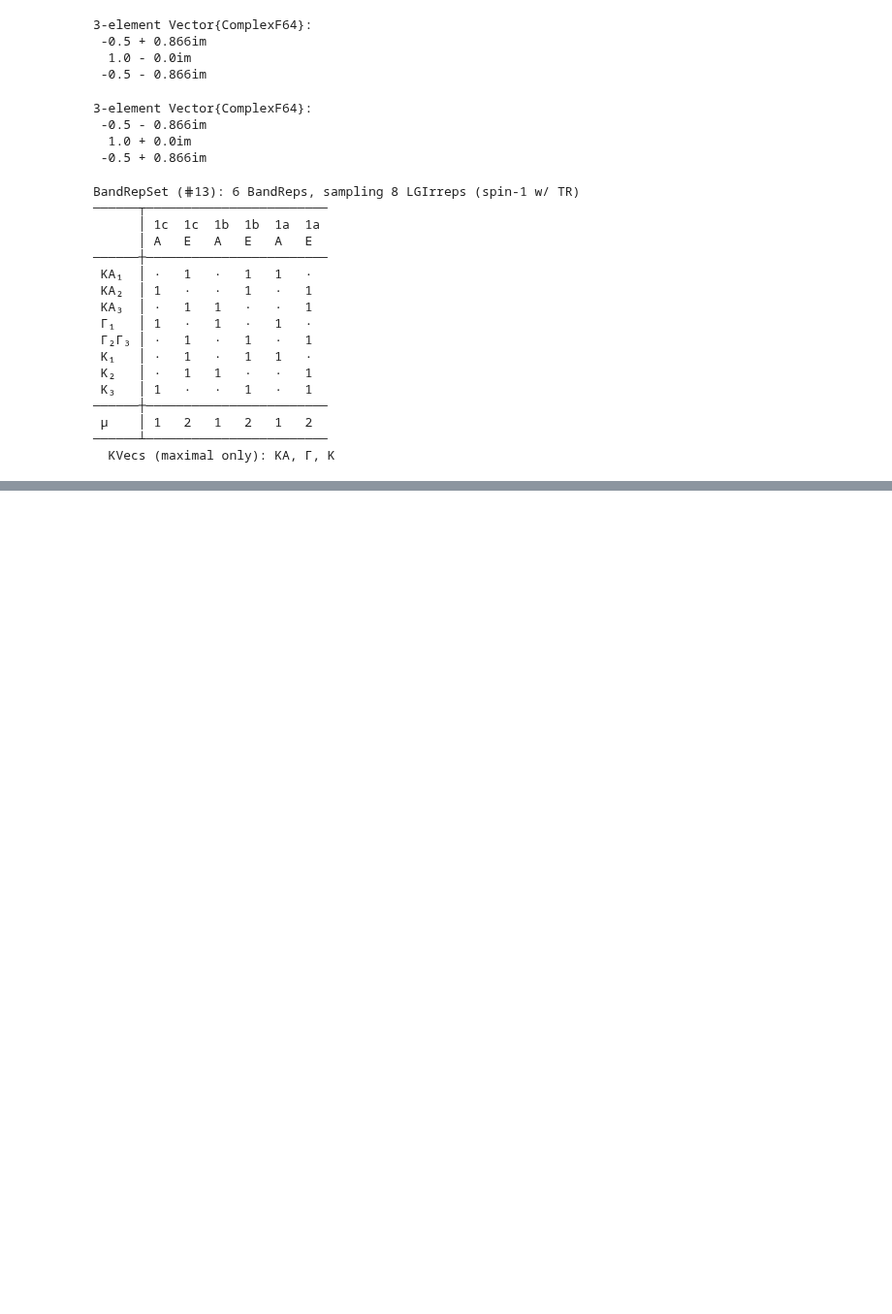
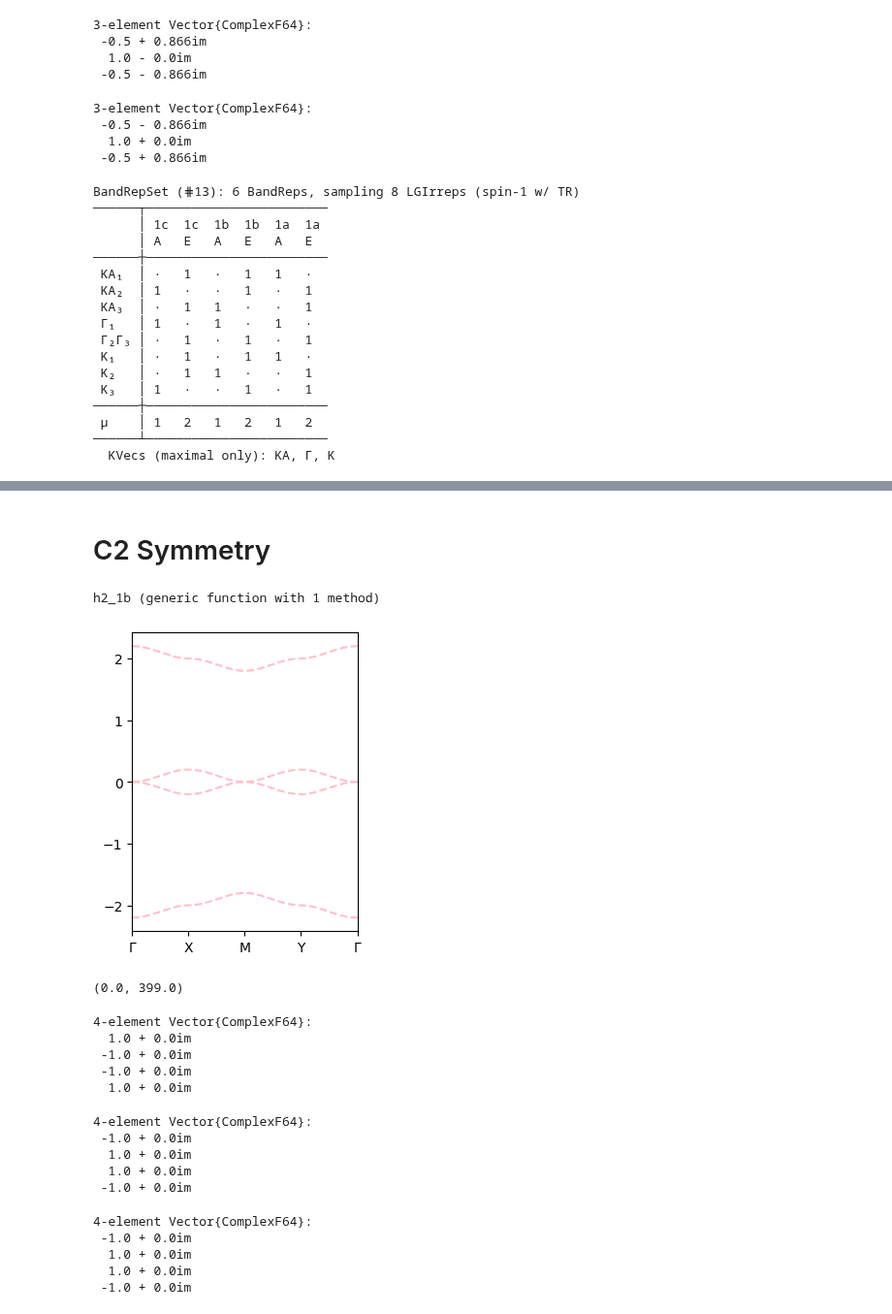
Before and after one commit to AliGhorashiCMT/Topological-Prevalence, a Jupyter notebook: Tight Binding Models/Primitive Generators.ipynb, the cells around one changed output, grey strips where cells are left out. Shown at 97% size. Cells and saved outputs as stored; diff of their text form; code cells hidden in the pictures; blank space fills up the shorter version.

```diff
--- a/Tight Binding Models/Primitive Generators.ipynb
+++ b/Tight Binding Models/Primitive Generators.ipynb
@@ -94,0 +209,51 @@ BandRepSet (⋕13): 6 BandReps, sampling 8 LGIrreps (spin-1 w/ TR)
+# %% [markdown]
+# C2 Symmetry
+# %%
+# We use the Hamiltonian S85 in https://journals.aps.org/prb/supplemental/10.1103/PhysRevB.99.245151/SuppInfo_after_being_reviewed.pdf
+
+function h2_1b(k::Vector{<:Real})
+    tx = ty = 0.1
+    a_1 = [1, 0]
+    a_2 = [0, 1]
+    Hk = [0 cis(dot(k, a_1)) 0 cis(dot(k, a_2)); cis(dot(k, -a_1)) 0 cis(dot(k, a_2)) 0; 0 cis(dot(k, -a_2)) 0 cis(dot(k, -a_1)); cis(dot(k, -a_2)) 0 cis(dot(k, a_1)) 0]
+    Hk = Hk + [0 tx 0 ty; tx 0 ty 0; 0 ty 0 tx; ty 0 tx 0]
+    Es, Us = np.linalg.eigh(Hk)
+    return Es, Us
+end
+# %% [output]
+h2_1b (generic function with 1 method)
+# %%
+figure(figsize=(3, 4))
+plot([x[1] for x in h2_1b.(kpath)], linestyle="dashed", color = "pink");
+xticks([0, N-1, 2N-1, 3N-1, 4N-1], ["Γ", "X", "M", "Y", "Γ"])
+xlim(0, 4N-1)
+# %% [output]
+[figure, added]
+(0.0, 399.0)
+# %%
+evectors = h2_1b([0, 0])[2]
+round.(np.einsum("ik, ij, jk-> k", conj.(evectors), R2, evectors), digits=3)
+# %% [output]
+4-element Vector{ComplexF64}:
+  1.0 + 0.0im
+ -1.0 + 0.0im
+ -1.0 + 0.0im
+  1.0 + 0.0im
+# %%
+evectors = h2_1b(2π*[1/2, 0])[2]
+round.(np.einsum("ik, ij, jk-> k", conj.(evectors), R2, evectors), digits=3)
+# %% [output]
+4-element Vector{ComplexF64}:
+ -1.0 + 0.0im
+  1.0 + 0.0im
+  1.0 + 0.0im
+ -1.0 + 0.0im
+# %%
+evectors = h2_1b(2π*[0, 1/2])[2]
+round.(np.einsum("ik, ij, jk-> k", conj.(evectors), R2, evectors), digits=3)
+# %% [output]
+4-element Vector{ComplexF64}:
+ -1.0 + 0.0im
+  1.0 + 0.0im
+  1.0 + 0.0im
+ -1.0 + 0.0im
```
Also changed, not shown: parts of 28 cells of this notebook, 1 other file.
